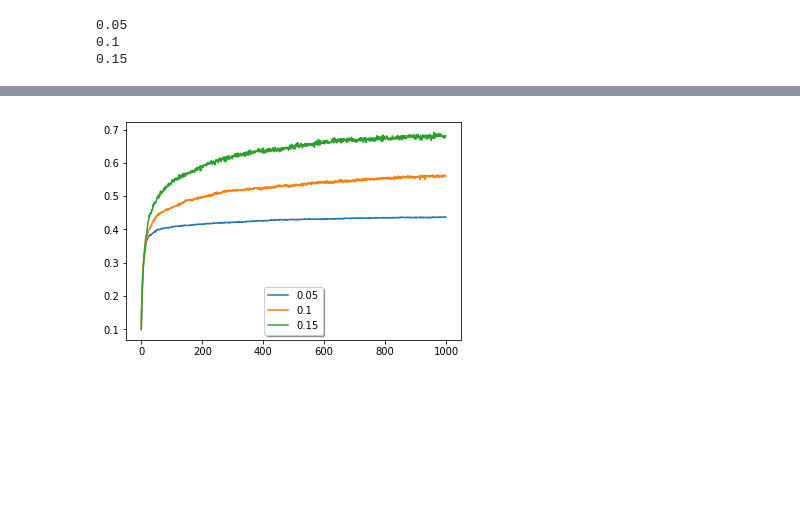
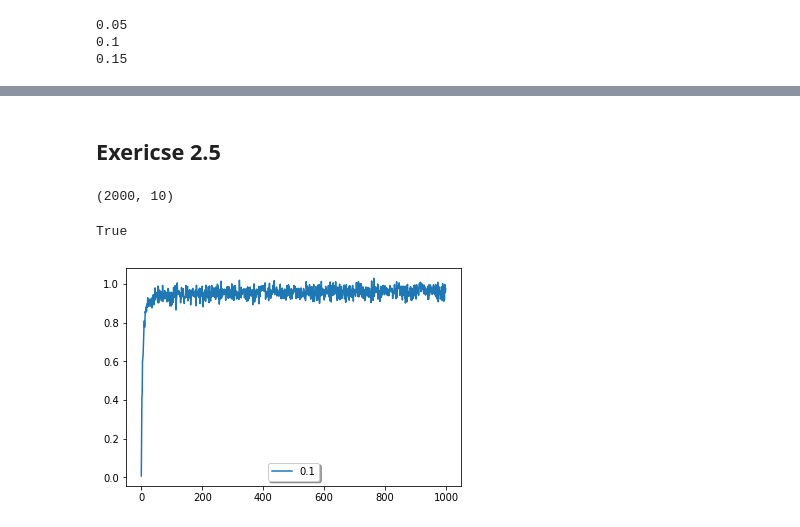
Before and after one commit to hackgoofer/RL_intro, a Jupyter notebook: Chapter_2.ipynb, the cells around one changed output, grey strips where cells are left out. Saved outputs shown, nothing was run; the diff lists cells and outputs as text; code cells hidden in the pictures; blank space fills up the shorter version.

```diff
--- a/Chapter_2.ipynb
+++ b/Chapter_2.ipynb
@@ -163,9 +131,48 @@ for tau_idx, t in enumerate(tau):
+# %% [markdown]
+## Exericse 2.5
+# %%
+Q_star = np.random.normal(0, 1, (max_num_tasks+1, num_arms))
+all_rewards = np.zeros((num_plays, max_num_tasks))
+is_best_arm = np.zeros((num_plays, max_num_tasks))
+
+qT = np.zeros((max_num_tasks, num_arms))
+qT_old = np.zeros((max_num_tasks, num_arms))
+qN = np.zeros((max_num_tasks, num_arms))
+qS = np.zeros((max_num_tasks, num_arms))
+
+
+for idx_play in range(num_plays):
+    for idx_task in range(0, max_num_tasks-1):
+        best_arm = np.argmax(Q_star[idx_task, :])
+        if (np.random.uniform(0, 1) < 0.1):
+            arm = np.random.randint(low=0, high=num_arms, size=1)
+        else:
+            arm = np.argmax(qT[idx_task, :], axis=0)
+        if arm == best_arm:
+            is_best_arm[idx_play, idx_task] = 1
+
+        current_reward = np.random.normal(Q_star[idx_task, arm], 1)
+        all_rewards[idx_play, idx_task] = current_reward
+        qK = qT[idx_task, arm]
+        qN[idx_task, arm] = qN[idx_task, arm] + 1
+        qT[idx_task, arm] = qK + (1/qN[idx_task, arm]) * (current_reward - qK)
+        # Note: the k here is still how many times it was selected, instead of just the idx_tasks
+
+        qS[idx_task, arm] = qS[idx_task, arm] + current_reward
+        qT_old[idx_task, arm] = qS[idx_task, arm] / qN[idx_task, arm]
+# %%
+print(qT_old.shape)
+np.allclose(qT_old, qT)
+# %% [output]
+(2000, 10)
+True
 # %%
 fig, ax = plt.subplots()
-for eps_idx, eps in enumerate(tau):
-    ax.plot(np.mean(picked_max_action[eps_idx, :, :], axis=0), label=eps)
+
+for idx_e, e in enumerate(epsilon):
+    ax.plot(np.mean(all_rewards[idx_e, :, :], axis=1), label=e)
 
 legend = ax.legend(loc='lower center', shadow=True)
 plt.show()
 # %% [output]
-[figure, old version]
+[figure, new version]
```
Also changed, not shown: parts of 6 cells of this notebook.
